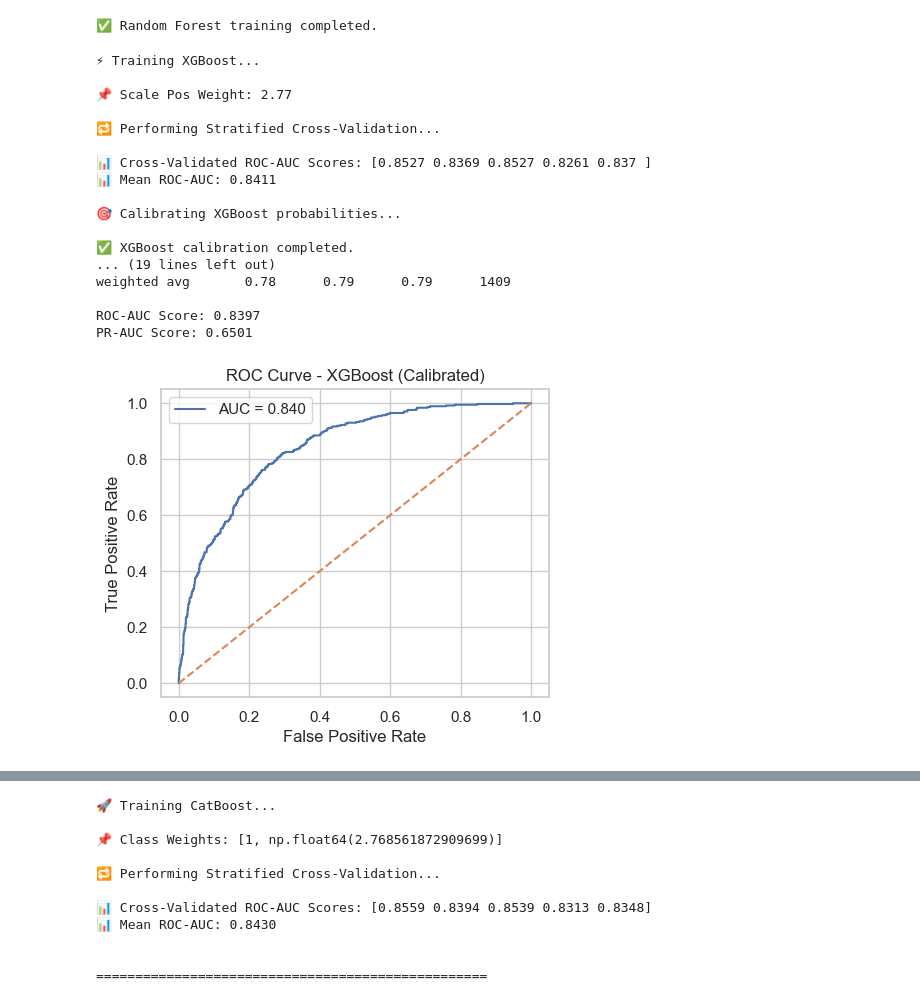
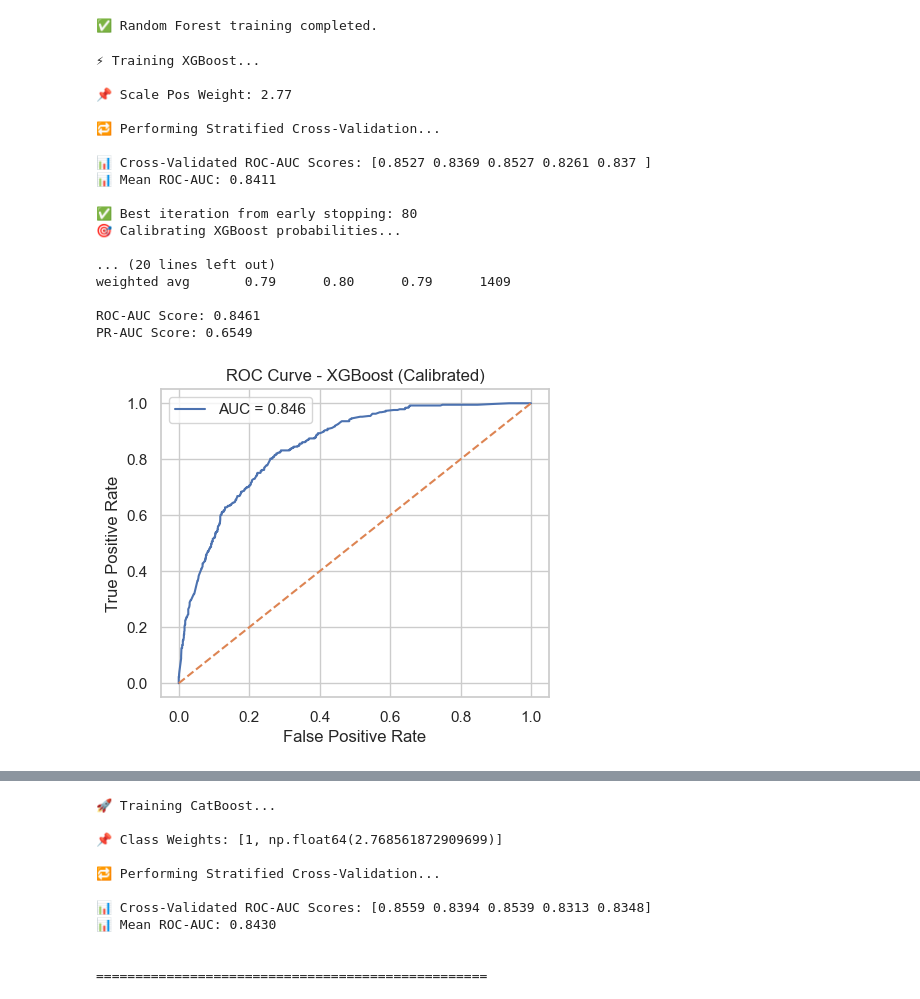
Before and after one commit to Pranav-1201/Cost-Sensitive-Early-Warning-Customer-Churn-Intelligence-System, a Jupyter notebook: notebooks/Cuatomer_Churn_Model.ipynb, the cells around one changed output, grey strips where cells are left out. Cells and saved outputs as stored; diff of their text form; code cells hidden in the pictures.

```diff
--- a/notebooks/Cuatomer_Churn_Model.ipynb
+++ b/notebooks/Cuatomer_Churn_Model.ipynb
@@ -192,7 +190,7 @@ Why important?
 """
 start_timer("Section 3")
 # --------- LOAD DATA ----------
-DATA_PATH = "../data/raw/telco_churn.csv"
+DATA_PATH = "../data/telco_churn.csv"
 
 df = pd.read_csv(DATA_PATH)
 
@@ -1194,59 +1192,77 @@ xgb_temp.fit(
     verbose=False
 )
 
+# --------- EXTRACT BEST ITERATION ----------
+best_iter = xgb_temp.best_iteration
+
+print(f"✅ Best iteration from early stopping: {best_iter}")
+
+
 # --------- FINAL MODEL (NO EARLY STOPPING) ----------
-base_xgb = XGBClassifier(**xgb_params)
+base_xgb = XGBClassifier(
+    n_estimators=best_iter,   # 🔥 FIXED
+    max_depth=4,
+    learning_rate=0.05,
+    subsample=0.8,
+    colsample_bytree=0.8,
+    scale_pos_weight=scale,
+    reg_alpha=0.2,
+    reg_lambda=1.5,
+    tree_method="hist",
+    eval_metric="auc",
+    random_state=RANDOM_STATE,
+    n_jobs=-1
+)
 
 # --------- TRAIN BASE MODEL ----------
 base_xgb.fit(
-    X_train_final,
-    y_train_final,
-    eval_set=[(X_val, y_val)],
-    verbose=False
+    X_train,
+    y_train
 )
+
 
 # --------- PROBABILITY CALIBRATION (CRITICAL FIX) ----------
 print("🎯 Calibrating XGBoost probabilities...\n")
 
 xgb_model = CalibratedClassifierCV(
     base_xgb,
-    method="sigmoid",
+    method="isotonic",   # 🔥 FIXED (better than sigmoid)
     cv=5
 )
 
 xgb_model.fit(X_train, y_train)
 
 print("✅ XGBoost calibration completed.\n")
 
 
 # --------- EVALUATION (AFTER CALIBRATION) ----------
 xgb_results = evaluate_model(
     xgb_model,
     X_test,
     y_test,
     model_name="XGBoost (Calibrated)"
 )
 
 end_timer("Section 13")
 # %% [output]
 ⚡ Training XGBoost...
 
 📌 Scale Pos Weight: 2.77
 
 🔁 Performing Stratified Cross-Validation...
 
 📊 Cross-Validated ROC-AUC Scores: [0.8527 0.8369 0.8527 0.8261 0.837 ]
 📊 Mean ROC-AUC: 0.8411
 
+✅ Best iteration from early stopping: 80
 🎯 Calibrating XGBoost probabilities...
 
-✅ XGBoost calibration completed.
-... (19 lines left out)
-weighted avg       0.78      0.79      0.79      1409
+... (20 lines left out)
+weighted avg       0.79      0.80      0.79      1409
 
-ROC-AUC Score: 0.8397
-PR-AUC Score: 0.6501
+ROC-AUC Score: 0.8461
+PR-AUC Score: 0.6549
-[figure, old version]
+[figure, new version]
 # %%
 # ============================================================
 # SECTION 14: LIGHTGBM (PRIMARY BOOSTING MODEL)
```
Also changed, not shown: parts of 16 cells of this notebook, 3 other files.
